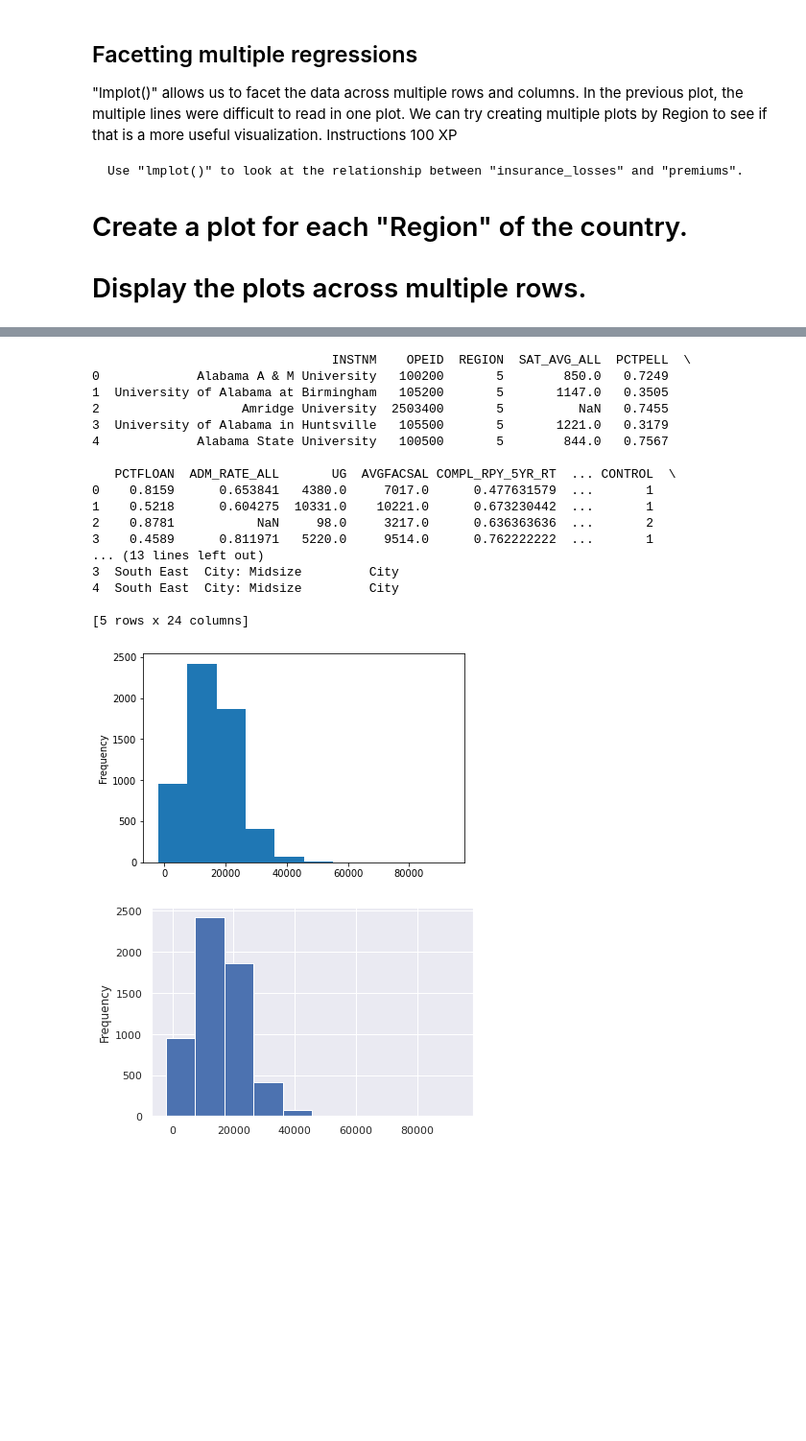
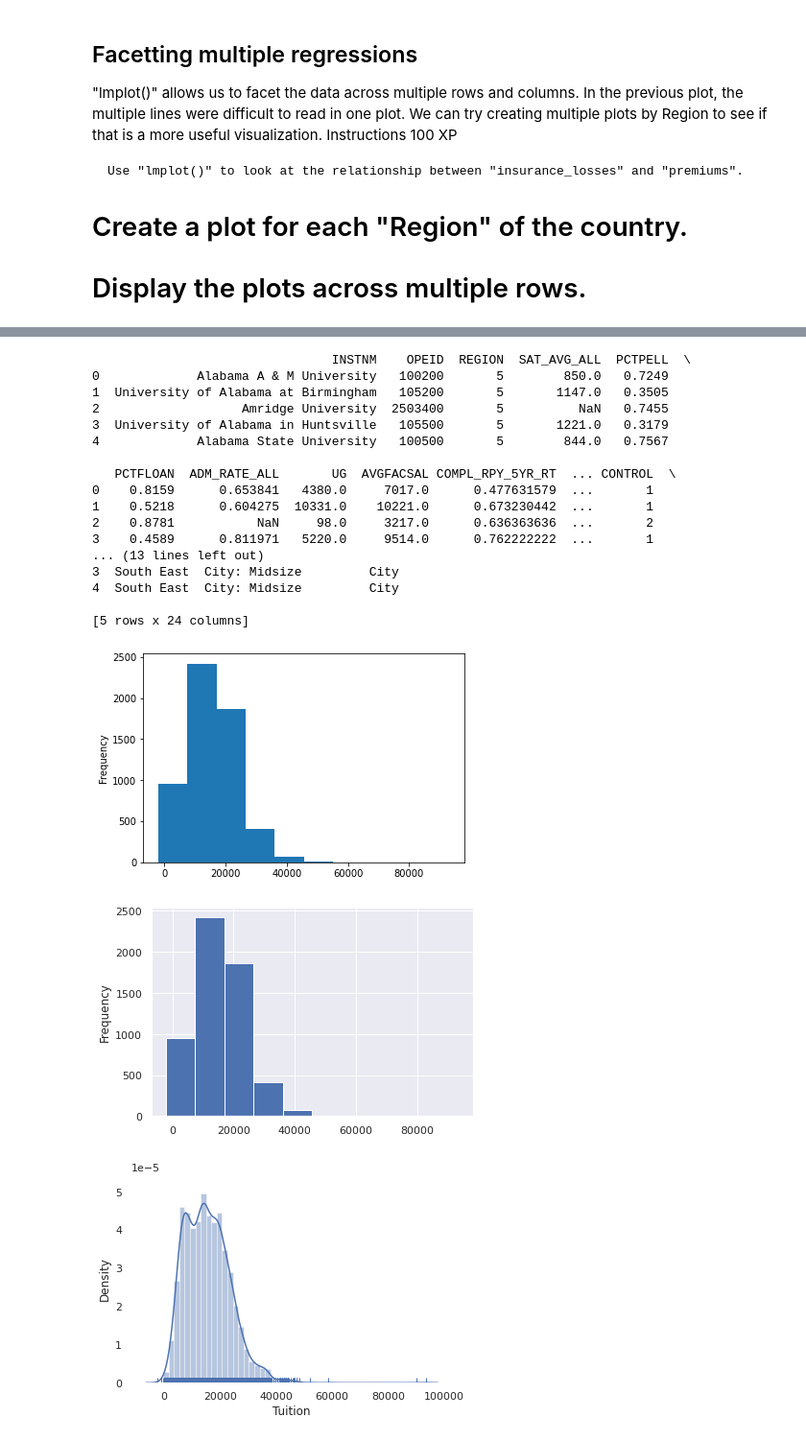
Before and after one commit to johnhhu2020/DataCamp-Data-Scientist-with-Python-Track, a Jupyter notebook: DataCamp Intermediate Data Visualization with Seaborn.ipynb, the cells around one changed output, grey strips where cells are left out. Shown at 96% size. Cells and saved outputs as stored; diff of their text form; code cells hidden in the pictures; blank space fills up the shorter version.

```diff
--- a/DataCamp Intermediate Data Visualization with Seaborn.ipynb
+++ b/DataCamp Intermediate Data Visualization with Seaborn.ipynb
@@ -587,30 +592,43 @@ college = pd.read_csv('college_datav3.csv')
 print(college.head())
 
 college['Tuition'].plot.hist()
 plt.show()
 
 
 sns.set()
 
 college['Tuition'].plot.hist()
 plt.show()
+
+
+
+sns.set_style('white')
+
+sns.distplot(college['Tuition'],
+             kde=True,
+             rug=True)
+
+sns.despine(left=True, bottom=True) #################################################################################
+
+plt.show()
 # %% [output]
                                 INSTNM    OPEID  REGION  SAT_AVG_ALL  PCTPELL  \
 0             Alabama A & M University   100200       5        850.0   0.7249
 1  University of Alabama at Birmingham   105200       5       1147.0   0.3505
 2                   Amridge University  2503400       5          NaN   0.7455
 3  University of Alabama in Huntsville   105500       5       1221.0   0.3179
 4             Alabama State University   100500       5        844.0   0.7567
 
    PCTFLOAN  ADM_RATE_ALL       UG  AVGFACSAL COMPL_RPY_5YR_RT  ... CONTROL  \
 0    0.8159      0.653841   4380.0     7017.0      0.477631579  ...       1
 1    0.5218      0.604275  10331.0    10221.0      0.673230442  ...       1
 2    0.8781           NaN     98.0     3217.0      0.636363636  ...       2
 3    0.4589      0.811971   5220.0     9514.0      0.762222222  ...       1
 ... (13 lines left out)
 3  South East  City: Midsize         City
 4  South East  City: Midsize         City
 
 [5 rows x 24 columns]
 [figure]
 [figure]
+[figure, added]
```
Also changed, not shown: parts of 31 cells of this notebook.
